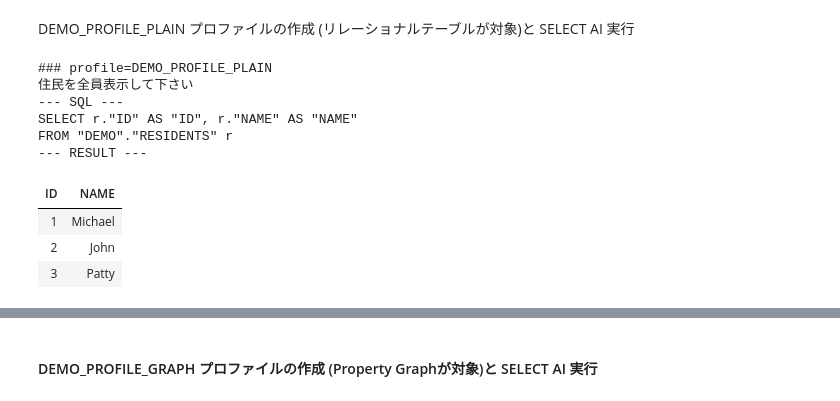
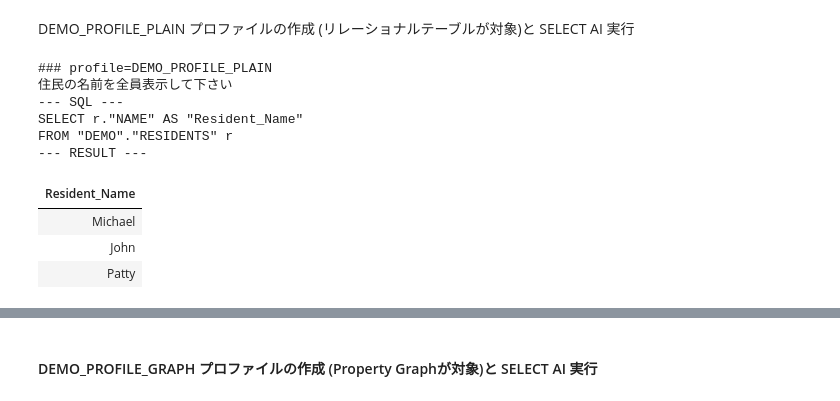
Before and after one commit to tkote/selectai-property-graph, a Jupyter notebook: selectai-property-graph.ipynb, the cells around one changed output, grey strips where cells are left out. Cells and saved outputs as stored; diff of their text form; code cells hidden in the pictures.

```diff
--- a/selectai-property-graph.ipynb
+++ b/selectai-property-graph.ipynb
@@ -123,18 +122,18 @@ profile = select_ai.Profile(
     replace=True,
 )
 # %%
-execute_query("DEMO_PROFILE_PLAIN", "住民を全員表示して下さい")
+execute_query("DEMO_PROFILE_PLAIN", "住民の名前を全員表示して下さい")
 # %% [output]
 ### profile=DEMO_PROFILE_PLAIN
-住民を全員表示して下さい
+住民の名前を全員表示して下さい
 --- SQL ---
-SELECT r."ID" AS "ID", r."NAME" AS "NAME"
+SELECT r."NAME" AS "Resident_Name"
 FROM "DEMO"."RESIDENTS" r
 --- RESULT ---
-| ID | NAME |
-| 1 | Michael |
-| 2 | John |
-| 3 | Patty |
+| Resident_Name |
+| Michael |
+| John |
+| Patty |
 # %%
 execute_query("DEMO_PROFILE_PLAIN", "各住民の収入はいくらですか")
 # %% [output]
```
Also changed, not shown: parts of 15 cells of this notebook, 1 other file.
